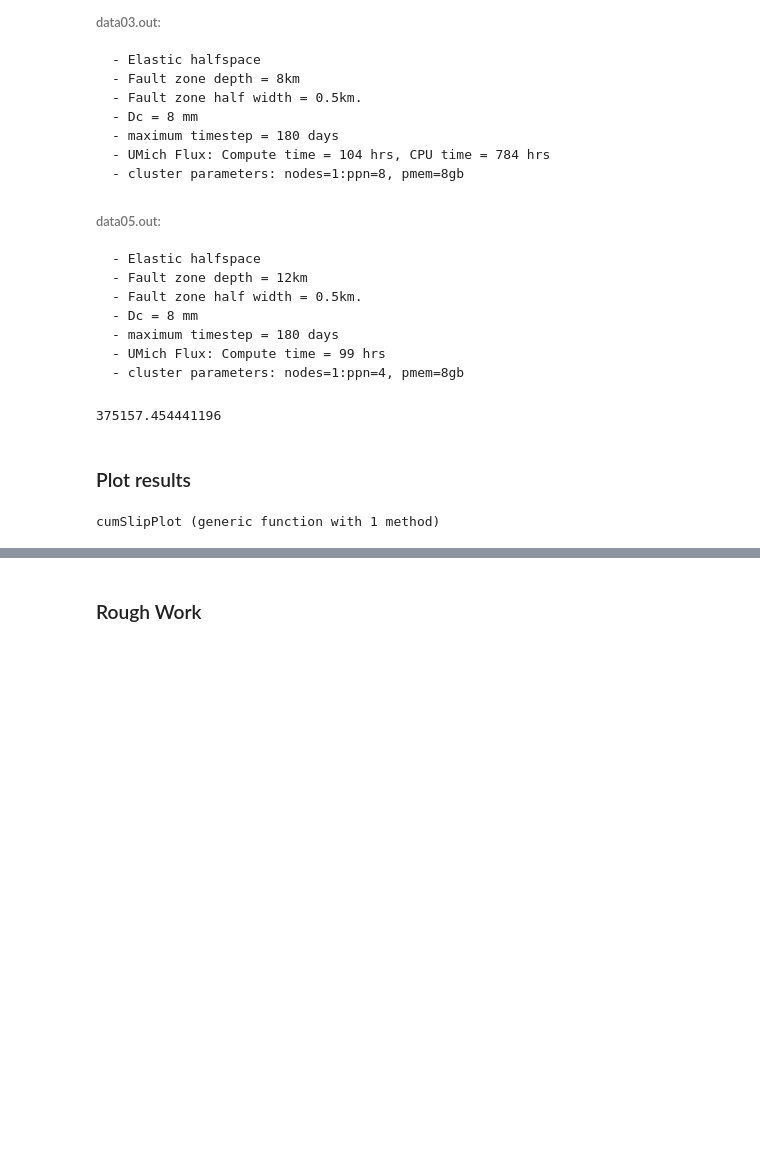
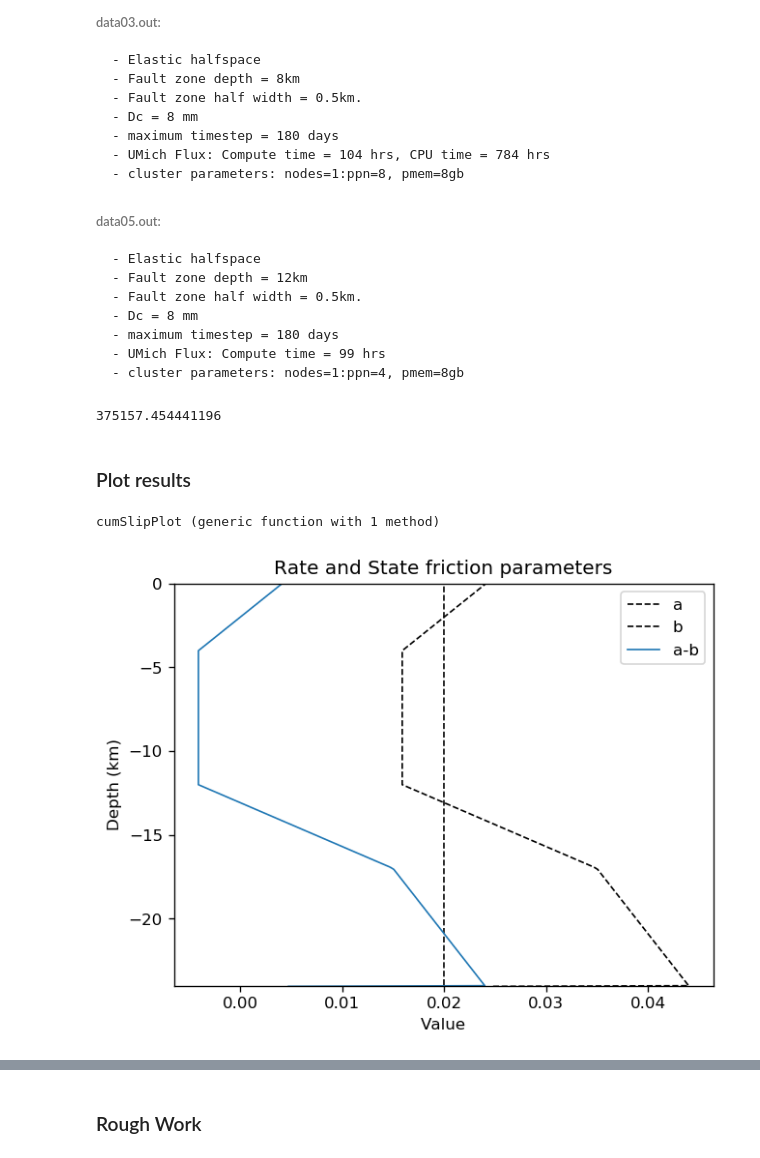
Before and after one commit to thehalfspace/JuliaSEM, a Jupyter notebook: Output-data03.ipynb, the cells around one changed output, grey strips where cells are left out. Cells and saved outputs as stored; diff of their text form; code cells hidden in the pictures; blank space fills up the shorter version.

```diff
--- a/Output-data03.ipynb
+++ b/Output-data03.ipynb
@@ -62,3 +64,7 @@ include("scripts/cumulative-slip.jl")
 include("scripts/plots.jl")
 # %% [output]
 cumSlipPlot (generic function with 1 method)
+# %%
+fricPlot(S.cca, S.ccb, S.FltX);
+# %% [output]
+[figure, added]
```
Also changed, not shown: parts of 13 cells of this notebook, 12 other files.
